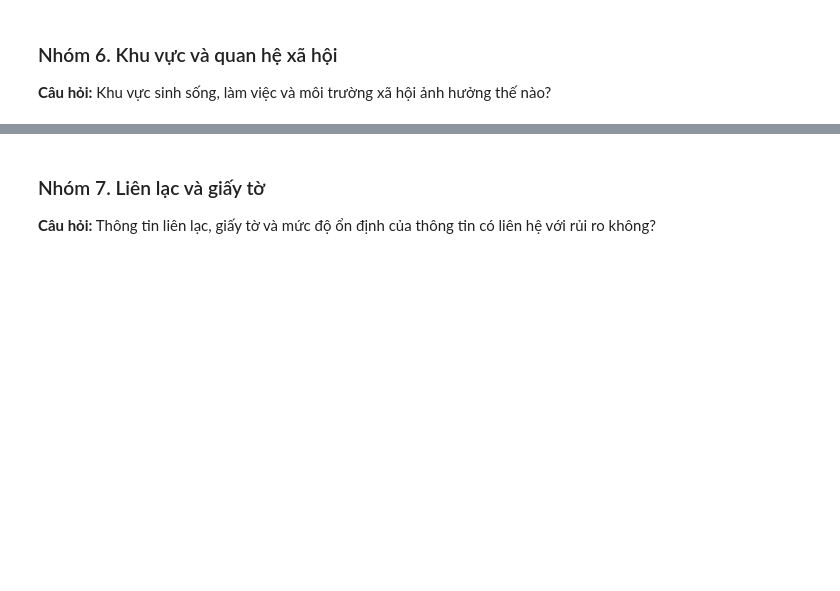
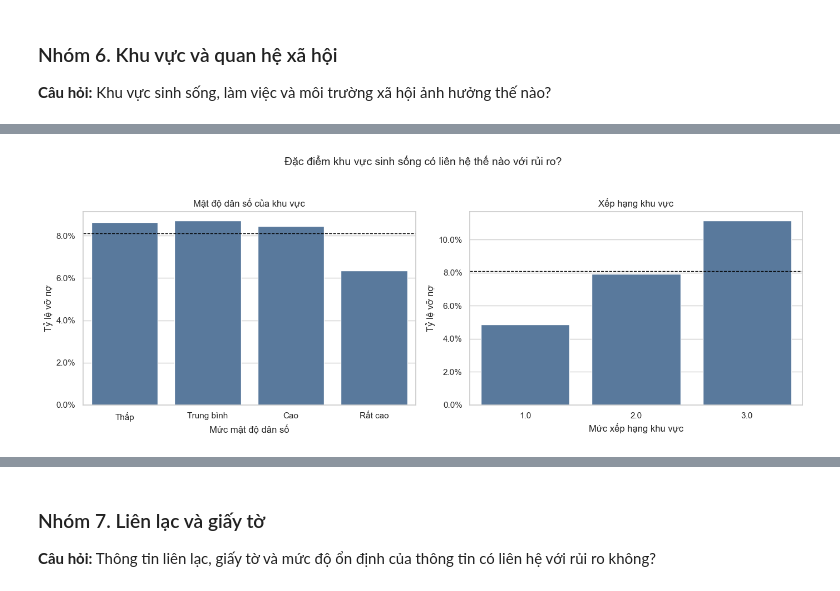
Before and after one commit to thanhhung9720001-collab/credit-risk-classifier, a Jupyter notebook: notebooks/04_eda_visualization.ipynb, the cells around one changed output, grey strips where cells are left out. Cells and saved outputs as stored; diff of their text form; code cells hidden in the pictures; blank space fills up the shorter version.

```diff
--- a/notebooks/04_eda_visualization.ipynb
+++ b/notebooks/04_eda_visualization.ipynb
@@ -2155,0 +2207,30 @@ Tương quan giữa hai biến với nhau                 = +0.7392
+# %%
+# So sánh tỷ lệ vỡ nợ theo mật độ dân số và xếp hạng khu vực.
+fig, axes = plt.subplots(1, 2, figsize=(14, 5))
+
+sns.barplot(
+    data=tom_tat_mat_do_dan_so, x='nhom_mat_do_dan_so',
+    y='ty_le_vo_no', order=nhan_mat_do_dan_so,
+    color='#4E79A7', ax=axes[0]
+)
+axes[0].axhline(ty_le_no_xau_nen, color='black', linestyle='--', linewidth=1)
+axes[0].yaxis.set_major_formatter(ticker.PercentFormatter(1))
+axes[0].set_title('Mật độ dân số của khu vực')
+axes[0].set_xlabel('Mức mật độ dân số')
+axes[0].set_ylabel('Tỷ lệ vỡ nợ')
+
+sns.barplot(
+    data=tom_tat_xep_hang_khu_vuc, x='region_rating_client',
+    y='ty_le_vo_no', color='#4E79A7', ax=axes[1]
+)
+axes[1].axhline(ty_le_no_xau_nen, color='black', linestyle='--', linewidth=1)
+axes[1].yaxis.set_major_formatter(ticker.PercentFormatter(1))
+axes[1].set_title('Xếp hạng khu vực')
+axes[1].set_xlabel('Mức xếp hạng khu vực')
+axes[1].set_ylabel('Tỷ lệ vỡ nợ')
+
+fig.suptitle('Đặc điểm khu vực sinh sống có liên hệ thế nào với rủi ro?', y=1.04, fontsize=14)
+plt.tight_layout()
+plt.show()
+# %% [output]
+[figure, added]
```
Also changed, not shown: parts of 49 cells of this notebook, 2 other files.
